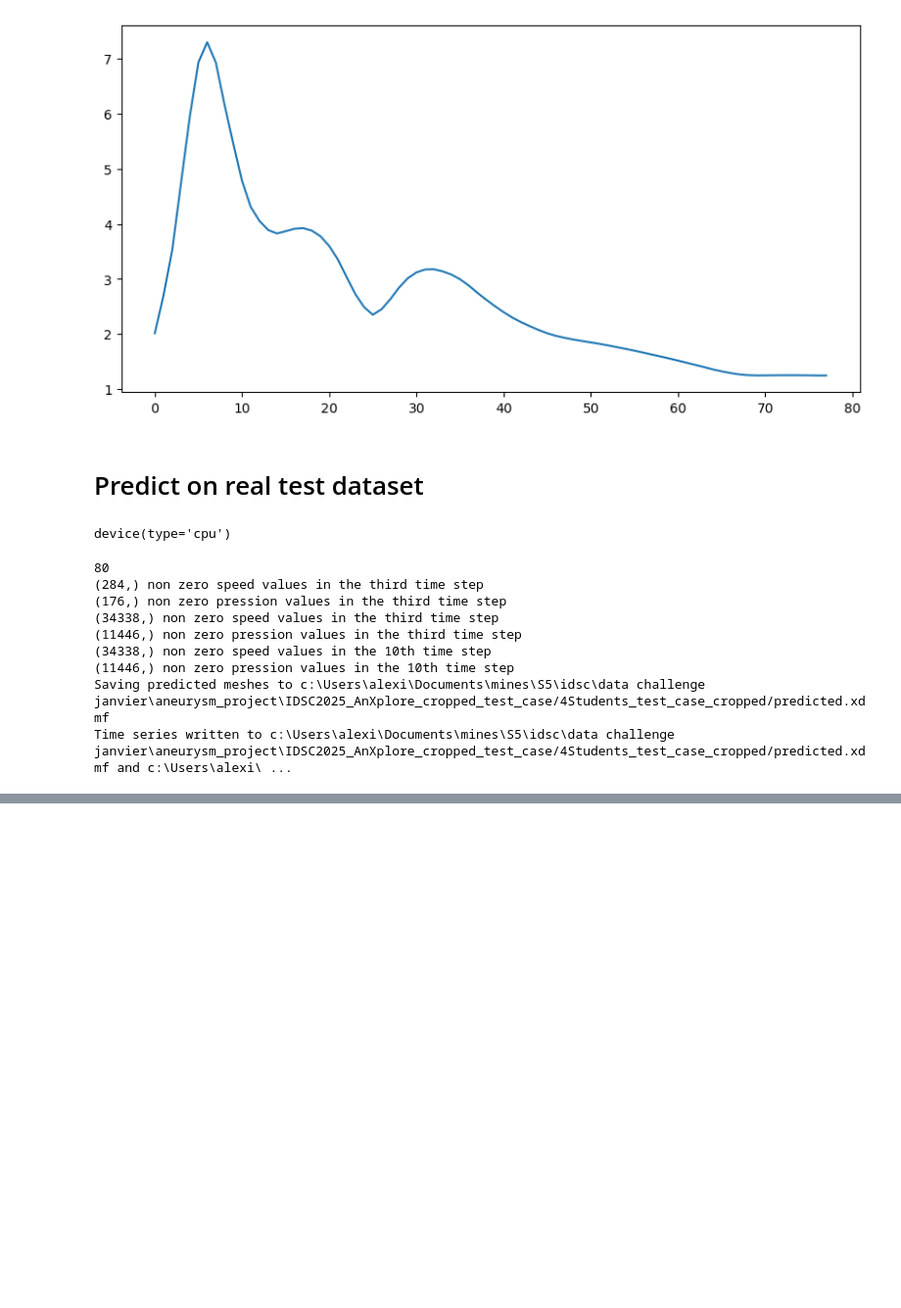
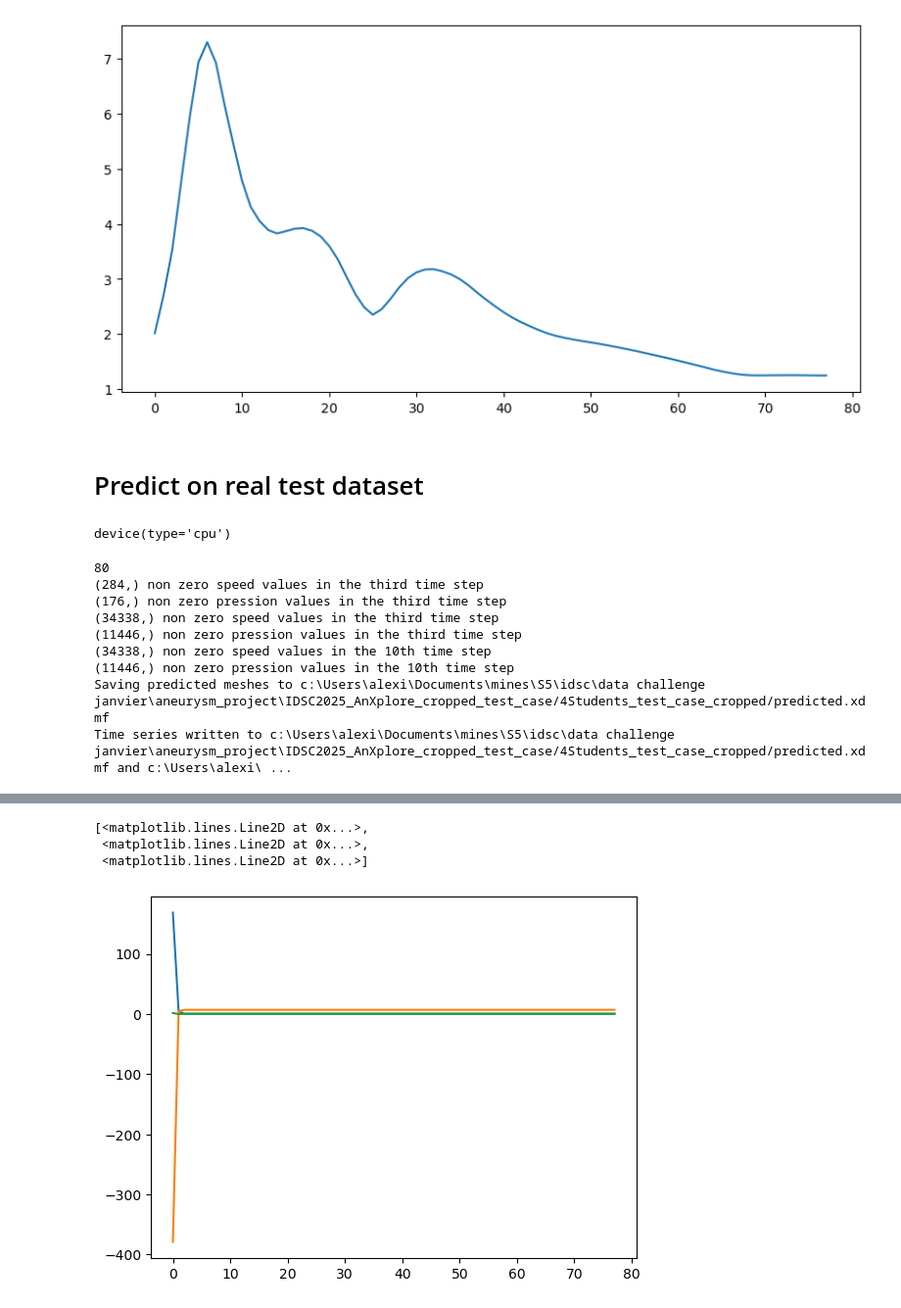
Before and after one commit to AlexiaALLAL/aneurysm_project, a Jupyter notebook: demo.ipynb, the cells around one changed output, grey strips where cells are left out. Shown at 98% size. Drawn from its saved outputs; the diff is of its cells as text; code cells hidden in the pictures; blank space fills up the shorter version.

```diff
--- a/demo.ipynb
+++ b/demo.ipynb
@@ -474,6 +474,7 @@ def predict(model, file):
     ])  # Shape: (num_nodes, 7)
     x = torch.tensor(node_features, dtype=torch.float).to(device)
     hidden_state, cell_state = None, None
+    x_list_pred = [meshes[2].point_data['Vitesse']]
 
     for time_step in range(3, len(meshes)):
         # print(f"Predicting time step {time_step}")
@@ -484,6 +485,7 @@ def predict(model, file):
             x_pred,  # Les vitesses prédites
             x[:, 6:7]  # La pression (dernière colonne de l'entrée précédente)
         ], dim=1)
+        x_list_pred.append(x_pred.cpu().detach().numpy())
 
         # update predicted_meshes
         pred_mesh = meshes[time_step].copy()
@@ -501,11 +503,12 @@ def predict(model, file):
     # if osp.exists(file_name_pred):
     #     os.remove(file_name_pred)
     meshes_to_xdmf(file_name_pred, predicted_meshes)
+    return x_list_pred
 
 
 test_file = "IDSC2025_AnXplore_cropped_test_case/4Students_test_case_cropped/TEST_AllFields_Resultats_MESH_1.xdmf"
 folder_path = osp.join(os.getcwd(), test_file)
-predict(model, folder_path)
+x_list_pred = predict(model, folder_path)
 # %% [output]
 80
 (284,) non zero speed values in the third time step
@@ -518,0 +542,3 @@ Time series written to c:\Users\alexi\Documents\mines\S5\idsc\data challenge jan
+# %%
+x_list_pred = np.array(x_list_pred)
+x_list_pred
@@ -518,0 +563,9 @@ Time series written to c:\Users\alexi\Documents\mines\S5\idsc\data challenge jan
+# %%
+plt.plot(
+    x_list_pred[:, -1, :]
+)
+# %% [output]
+[<matplotlib.lines.Line2D at 0x...>,
+ <matplotlib.lines.Line2D at 0x...>,
+ <matplotlib.lines.Line2D at 0x...>]
+[figure, added]
```
Also changed, not shown: parts of 5 cells of this notebook, 3 other files.
